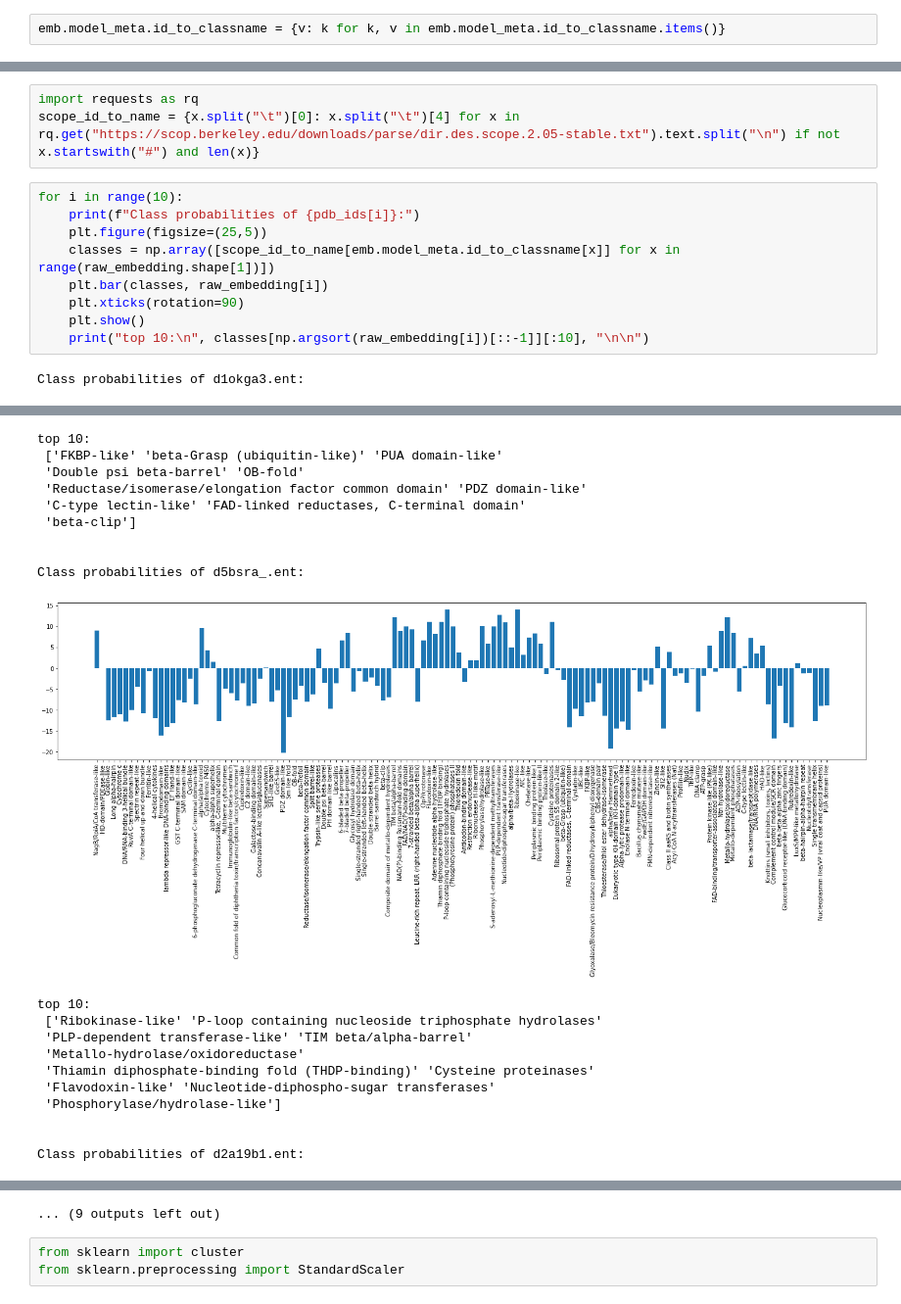
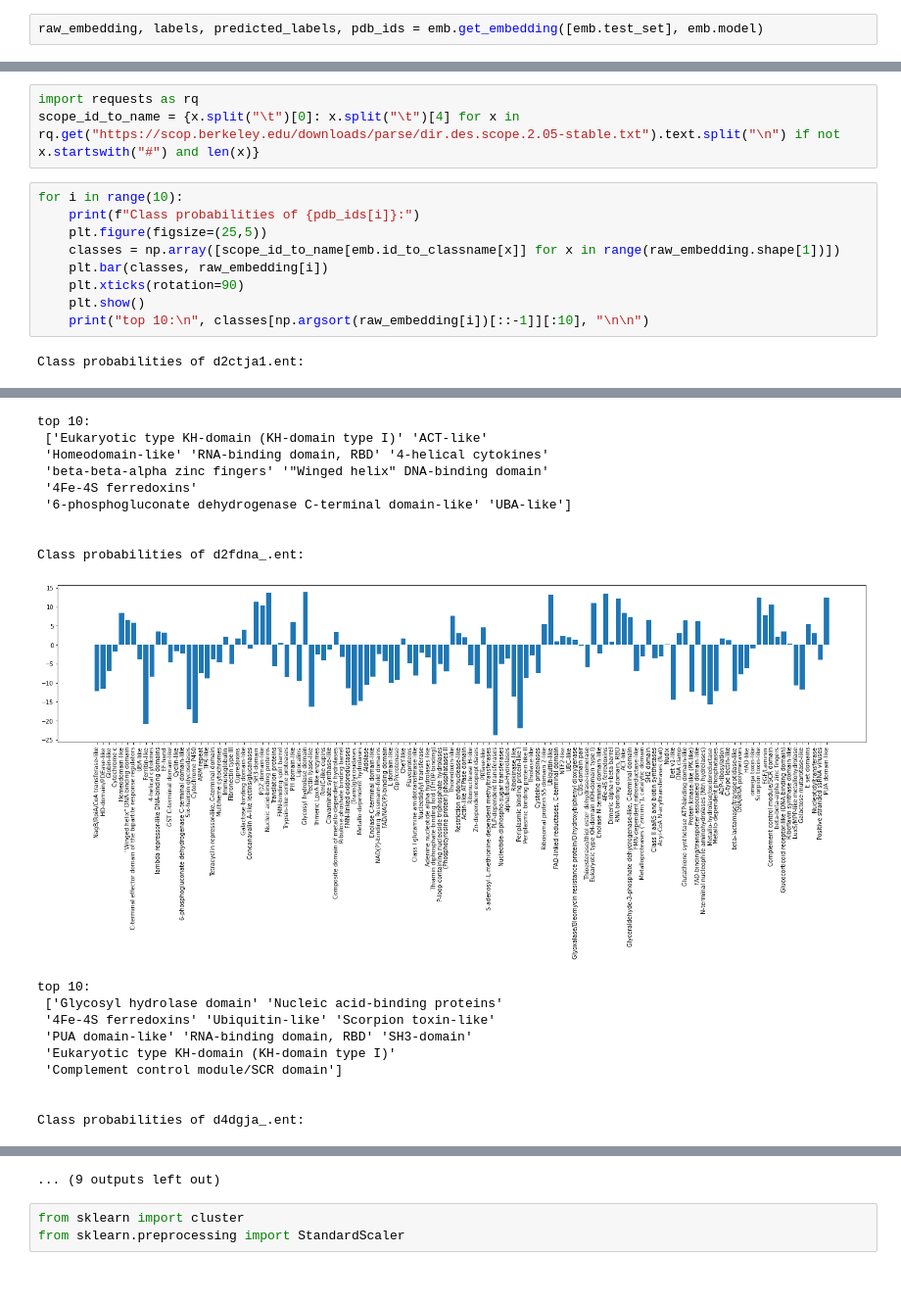
Before and after one commit to TurtleTools/geometricus_deep_learning, a Jupyter notebook: SCOPe fold exploration.ipynb, the cells around one changed output, grey strips where cells are left out. Shown at 98% size. Saved outputs shown, nothing was run; the diff lists cells and outputs as text.

```diff
--- a/SCOPe fold exploration.ipynb
+++ b/SCOPe fold exploration.ipynb
@@ -101,2 +79,2 @@ raw_embedding, pdb_ids, labels, predicted_labels = emb.transform("./data/scope/"
-# %%
-emb.model_meta.id_to_classname = {v: k for k, v in emb.model_meta.id_to_classname.items()}
+# %%
+raw_embedding, labels, predicted_labels, pdb_ids = emb.get_embedding([emb.test_set], emb.model)
@@ -107,10 +98,10 @@ scope_id_to_name = {x.split("\t")[0]: x.split("\t")[4] for x in rq.get("https://
 for i in range(10):
     print(f"Class probabilities of {pdb_ids[i]}:")
     plt.figure(figsize=(25,5))
-    classes = np.array([scope_id_to_name[emb.model_meta.id_to_classname[x]] for x in range(raw_embedding.shape[1])])
+    classes = np.array([scope_id_to_name[emb.id_to_classname[x]] for x in range(raw_embedding.shape[1])])
     plt.bar(classes, raw_embedding[i])
     plt.xticks(rotation=90)
     plt.show()
     print("top 10:\n", classes[np.argsort(raw_embedding[i])[::-1]][:10], "\n\n")
 # %% [output]
-Class probabilities of d1okga3.ent:
+Class probabilities of d2ctja1.ent:
@@ -118,20 +109,19 @@ Class probabilities of d1okga3.ent:
 top 10:
- ['FKBP-like' 'beta-Grasp (ubiquitin-like)' 'PUA domain-like'
- 'Double psi beta-barrel' 'OB-fold'
- 'Reductase/isomerase/elongation factor common domain' 'PDZ domain-like'
- 'C-type lectin-like' 'FAD-linked reductases, C-terminal domain'
- 'beta-clip']
+ ['Eukaryotic type KH-domain (KH-domain type I)' 'ACT-like'
+ 'Homeodomain-like' 'RNA-binding domain, RBD' '4-helical cytokines'
+ 'beta-beta-alpha zinc fingers' '"Winged helix" DNA-binding domain'
+ '4Fe-4S ferredoxins'
+ '6-phosphogluconate dehydrogenase C-terminal domain-like' 'UBA-like']
 
 
-Class probabilities of d5bsra_.ent:
+Class probabilities of d2fdna_.ent:
-[figure, old version]
+[figure, new version]
 top 10:
- ['Ribokinase-like' 'P-loop containing nucleoside triphosphate hydrolases'
- 'PLP-dependent transferase-like' 'TIM beta/alpha-barrel'
- 'Metallo-hydrolase/oxidoreductase'
- 'Thiamin diphosphate-binding fold (THDP-binding)' 'Cysteine proteinases'
- 'Flavodoxin-like' 'Nucleotide-diphospho-sugar transferases'
- 'Phosphorylase/hydrolase-like']
+ ['Glycosyl hydrolase domain' 'Nucleic acid-binding proteins'
+ '4Fe-4S ferredoxins' 'Ubiquitin-like' 'Scorpion toxin-like'
+ 'PUA domain-like' 'RNA-binding domain, RBD' 'SH3-domain'
+ 'Eukaryotic type KH-domain (KH-domain type I)'
+ 'Complement control module/SCR domain']
 
 
-Class probabilities of d2a19b1.ent:
+Class probabilities of d4dgja_.ent:
```
Also changed, not shown: parts of 9 cells of this notebook, 3 other files.
